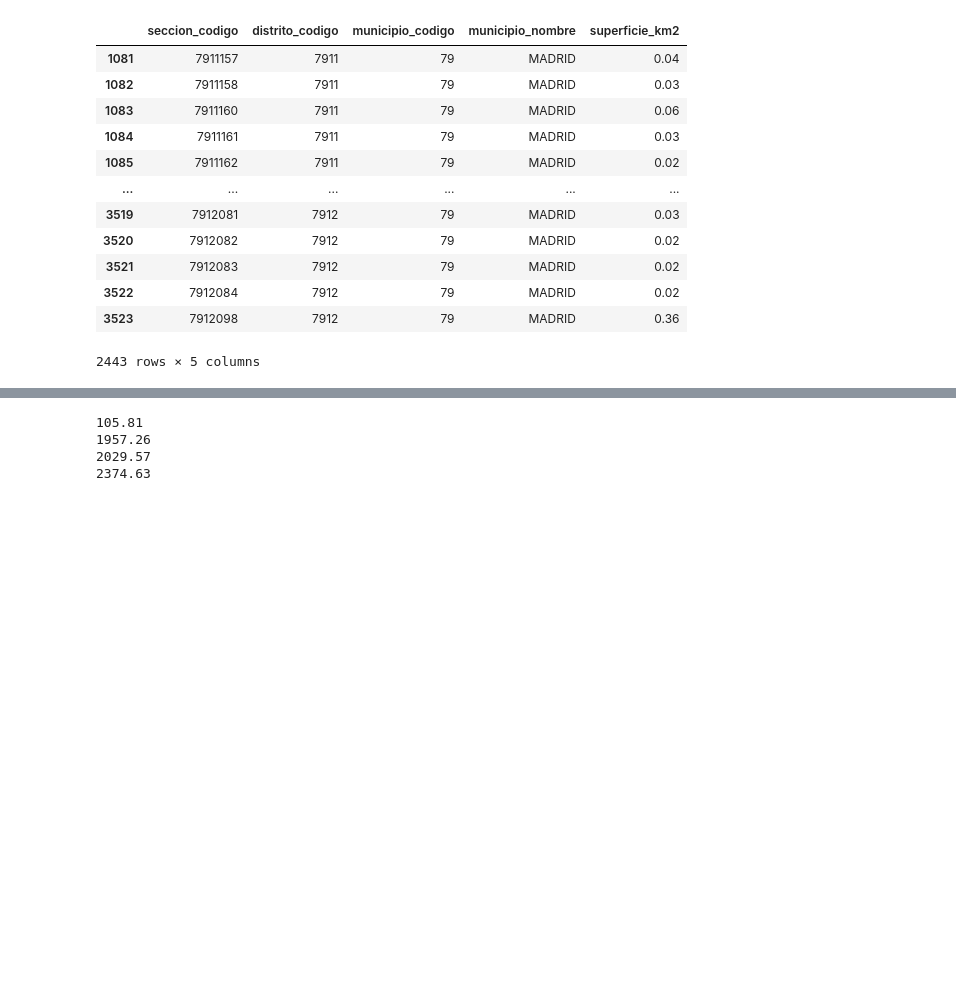
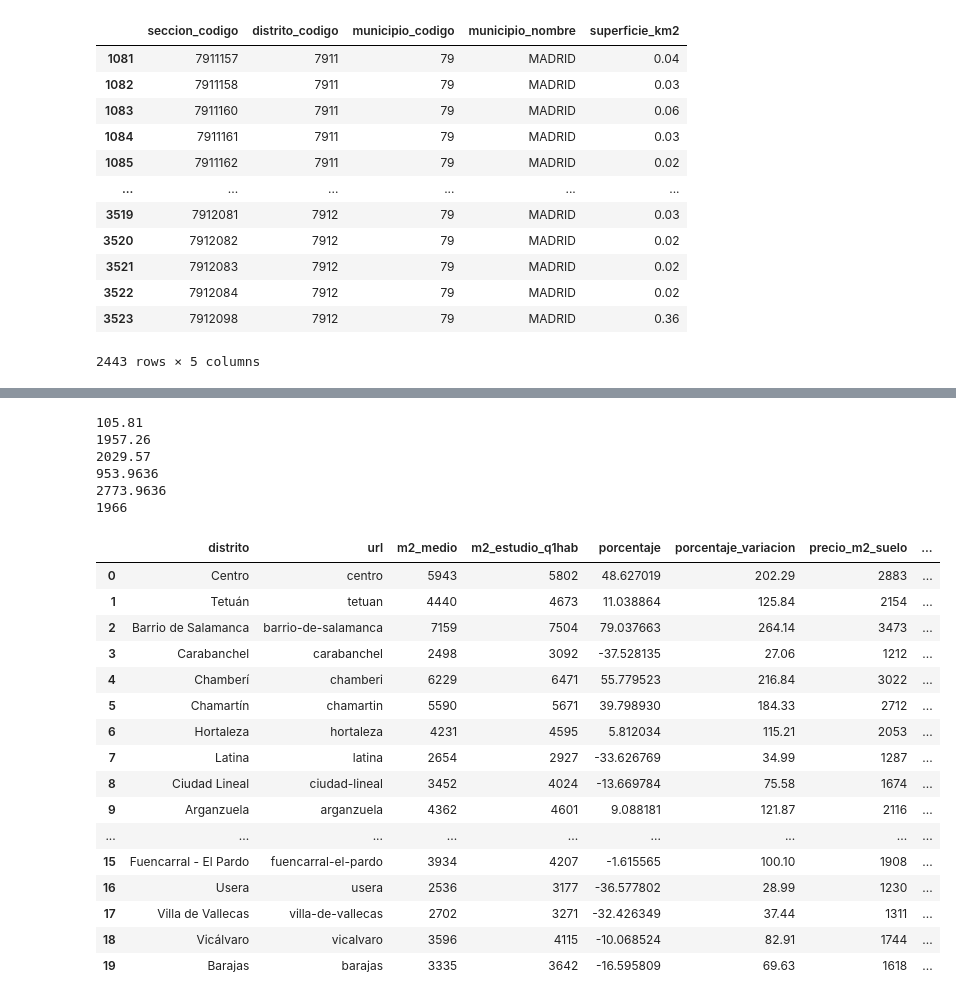
Before and after one commit to DaianaSaenz/EDA-CASAS-CONTENEDOR, a Jupyter notebook: src/main.ipynb, the cells around one changed output, grey strips where cells are left out. Cells and saved outputs as stored; diff of their text form; code cells hidden in the pictures; blank space fills up the shorter version.

```diff
--- a/src/main.ipynb
+++ b/src/main.ipynb
@@ -64,8 +64,8 @@ print(lista_de_distritos)
 [{'distrito': 'Centro', 'url': 'centro', 'm2_medio': 5943, 'm2_estudio_q1hab': 5802}, {'distrito': 'Tetuán', 'url': 'tetuan', 'm2_medio': 4440, 'm2_estudio_q1hab': 4673}, {'distrito': 'Barrio de Salam ...
 # %%
 #vamos a transformar en data frame el diccionario obtenido mas arriba:
-df_distritos = pd.DataFrame(lista_de_distritos, columns=["distrito", "url", "m2_medio", "m2_estudio_q1hab"])
-df_distritos
+df_precio_m2_por_distrito = pd.DataFrame(lista_de_distritos, columns=["distrito", "url", "m2_medio", "m2_estudio_q1hab"])
+df_precio_m2_por_distrito
 # %% [output]
 |  | distrito | url | m2_medio | m2_estudio_q1hab |
 | 0 | Centro | centro | 5943 | 5802 |
@@ -442,35 +452,69 @@ See the caveats in the documentation: https://pandas.pydata.org/pandas-docs/stab
 # %%
 ##  CONCLUSIONES
 # Costo casa contenedor + coste suelo calculo costo m2 en un territorio con menos de 1000 hab en Madrid
 precio_passivhaus_m2= 1820
 precio_en_terreno_menos_1000hab= precio_m2_suelo_madrid_menos_1000hab + precio_passivhaus_m2
 print(precio_m2_suelo_madrid_menos_1000hab)
 
 # Costo casa contenedor + coste suelo calculo costo m2 en un territorio que tiene entre 1000 y 5000 hab en Madrid
 precio_en_terreno_entre_1000y5000hab= precio_m2_suelo_madrid_menos_1000_5000hab + precio_passivhaus_m2
 print(precio_en_terreno_entre_1000y5000hab)
 
 # Costo casa contenedor + coste suelo calculo costo m2 en un territorio que tiene entre 1000 y 5000 hab en Madrid
 precio_en_terreno_entre_5000y10000hab= precio_m2_suelo_madrid_menos_5000_10000hab + precio_passivhaus_m2
 print(precio_en_terreno_entre_5000y10000hab)
 
 precios_dic= {"Valor Haus en terreno con -1000hab":precio_en_terreno_menos_1000hab, "Valor Haus en terreno entre 1000y500hab":precio_en_terreno_entre_1000y5000hab, "Valor Haus en terreno entre 5000y10000hab":precio_en_terreno_entre_5000y10000hab}
 df_tabla_precios_m2= pd.DataFrame(precios_dic, index=[0])
 df_tabla_precios_m2
 
-
+#Costo medio estimado de m2 suelo en madrid
+valor_medio_estimado_suelo_madrid = precio_m2_suelo_madrid_mas_50000hab + (precio_m2_suelo_madrid_mas_50000hab * diferencia_porcentual / 100)
+print(valor_medio_estimado_suelo_madrid)
 # Costo casa contenedor + coste suelo aproximado en municipios de 50000 hab (incluye Madrid)
-precio_casa_contendedor_madrid= precio_m2_suelo_madrid_mas_50000hab + precio_passivhaus_m2
+precio_casa_contendedor_madrid= valor_medio_estimado_suelo_madrid + precio_passivhaus_m2
 print(precio_casa_contendedor_madrid)
 # Comparar precio con valor casas mas pequeñas ciudad y ver si es rentable
 
 
-# Opcional // extraer lista con poblaciones de madrid por habitantes y mostrar en graficas donde seria mas barato terreno para montar casa contenedor
+# calcula la media de la columna m2_medio
+minimo_m2_medio = df_precio_m2_por_distrito['m2_medio'].min()
+print(minimo_m2_medio)
+
+# calcula la variacion de cada valor respecto al valor medio
+df_precio_m2_por_distrito['porcentaje_variacion'] = ((df_precio_m2_por_distrito['m2_medio'] - minimo_m2_medio) / minimo_m2_medio * 100).round(2)
+
+# muestra el DataFrame resultante
+df_precio_m2_por_distrito['precio_m2_suelo'] = valor_medio_estimado_suelo_madrid + (valor_medio_estimado_suelo_madrid * df_precio_m2_por_distrito['porcentaje_variacion'] / 100 )
+df_precio_m2_por_distrito['precio_m2_suelo'] = df_precio_m2_por_distrito['precio_m2_suelo'].astype(int)
+df_precio_m2_por_distrito['precio_casa_contenedo_suelo_inc'] = df_precio_m2_por_distrito['precio_m2_suelo'] +precio_passivhaus_m2
+
+df_precio_m2_por_distrito
+#agregaremos una columa que sume el precio de fabricacion del contenedor por m2 mas el precio del suelo
 # %% [output]
 105.81
 1957.26
 2029.57
-2374.63
+953.9636
+2773.9636
+1966
+|  | distrito | url | m2_medio | m2_estudio_q1hab | porcentaje | porcentaje_variacion | precio_m2_suelo | ... |
+| 0 | Centro | centro | 5943 | 5802 | 48.627019 | 202.29 | 2883 | ... |
+| 1 | Tetuán | tetuan | 4440 | 4673 | 11.038864 | 125.84 | 2154 | ... |
+| 2 | Barrio de Salamanca | barrio-de-salamanca | 7159 | 7504 | 79.037663 | 264.14 | 3473 | ... |
+| 3 | Carabanchel | carabanchel | 2498 | 3092 | -37.528135 | 27.06 | 1212 | ... |
+| 4 | Chamberí | chamberi | 6229 | 6471 | 55.779523 | 216.84 | 3022 | ... |
+| 5 | Chamartín | chamartin | 5590 | 5671 | 39.798930 | 184.33 | 2712 | ... |
+| 6 | Hortaleza | hortaleza | 4231 | 4595 | 5.812034 | 115.21 | 2053 | ... |
+| 7 | Latina | latina | 2654 | 2927 | -33.626769 | 34.99 | 1287 | ... |
+| 8 | Ciudad Lineal | ciudad-lineal | 3452 | 4024 | -13.669784 | 75.58 | 1674 | ... |
+| 9 | Arganzuela | arganzuela | 4362 | 4601 | 9.088181 | 121.87 | 2116 | ... |
+| ... | ... | ... | ... | ... | ... | ... | ... | ... |
+| 15 | Fuencarral - El Pardo | fuencarral-el-pardo | 3934 | 4207 | -1.615565 | 100.10 | 1908 | ... |
+| 16 | Usera | usera | 2536 | 3177 | -36.577802 | 28.99 | 1230 | ... |
+| 17 | Villa de Vallecas | villa-de-vallecas | 2702 | 3271 | -32.426349 | 37.44 | 1311 | ... |
+| 18 | Vicálvaro | vicalvaro | 3596 | 4115 | -10.068524 | 82.91 | 1744 | ... |
+| 19 | Barajas | barajas | 3335 | 3642 | -16.595809 | 69.63 | 1618 | ... |
 # %%
 #Renta, una vez analizado que barrios son los que el m2 esta mas caro, extraemos renta media de la zona
 # llegamos a la conclusion para que clase social es accesible o publico objetivo
```
Also changed, not shown: parts of 7 cells of this notebook.
